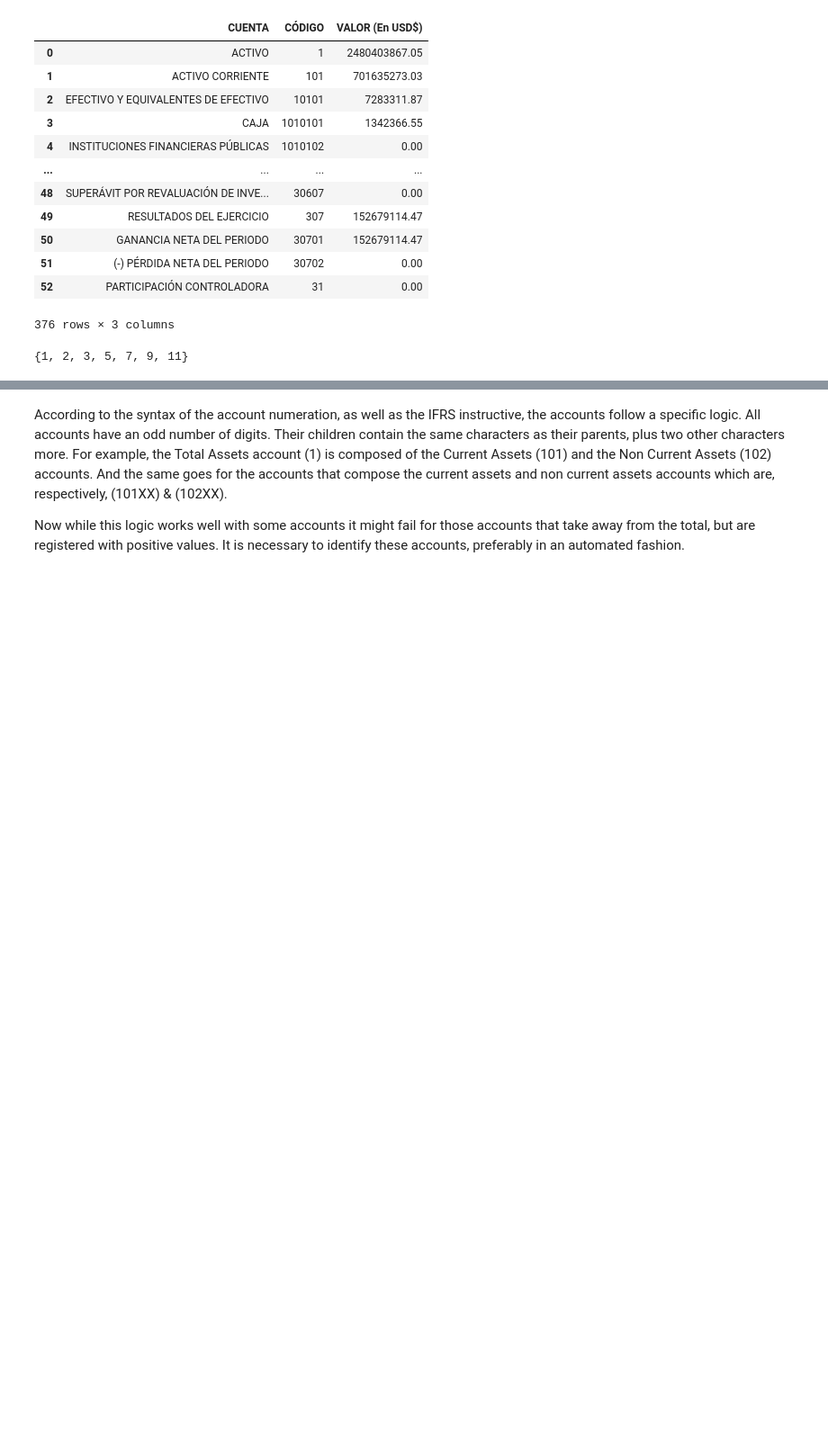
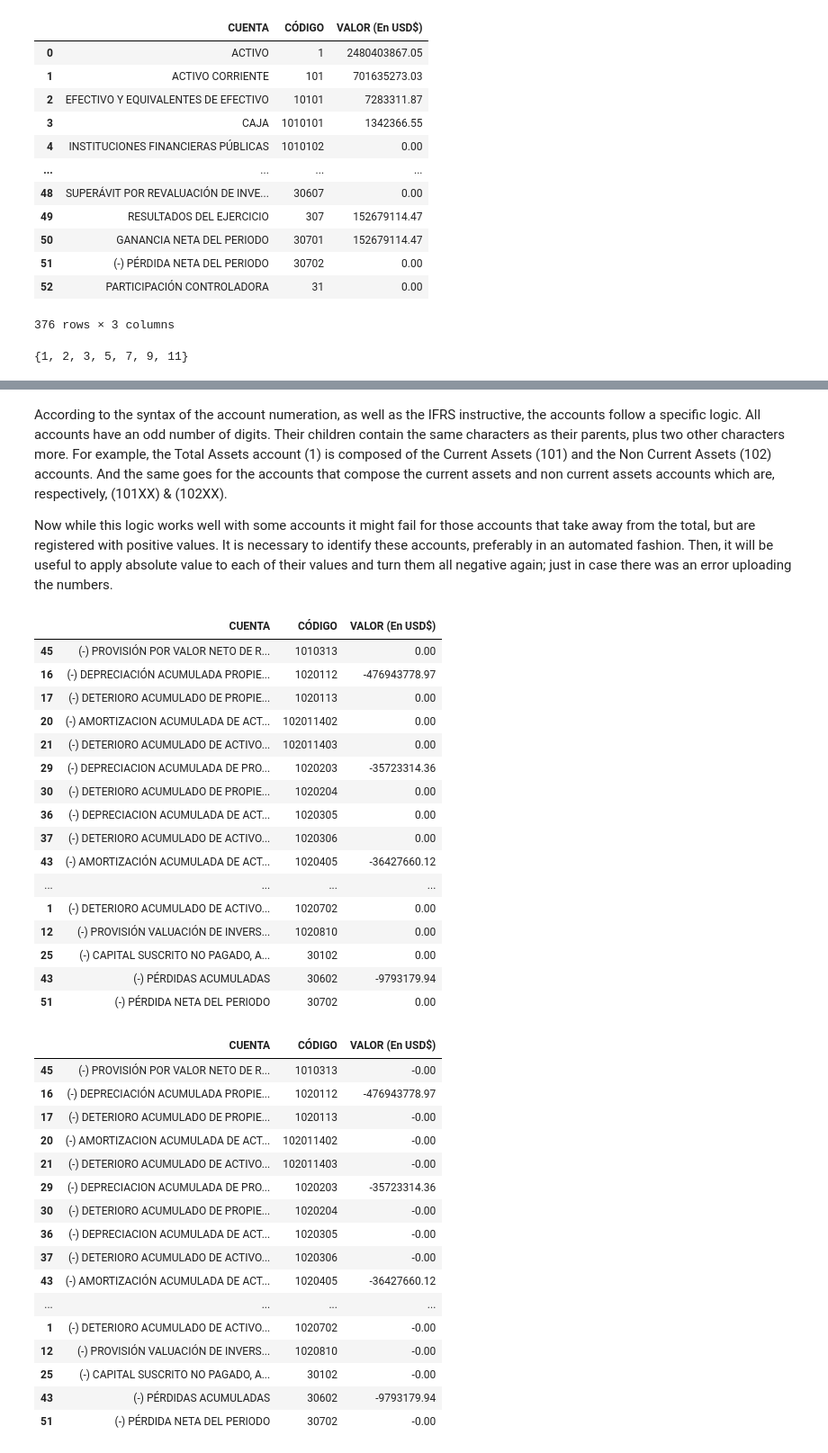
Before and after one commit to EdwinDuranH/FinancialViz, a Jupyter notebook: Generalizer.ipynb, the cells around one changed output, grey strips where cells are left out. Shown at 90% size. Drawn from its saved outputs; the diff is of its cells as text; code cells hidden in the pictures; blank space fills up the shorter version.

```diff
--- a/Generalizer.ipynb
+++ b/Generalizer.ipynb
@@ -76,4 +76,47 @@ Is sum of children equal to parent?: True
 # %% [markdown]
 According to the syntax of the account numeration, as well as the IFRS instructive, the accounts follow a specific logic. All accounts have an odd number of digits. Their children contain the same characters as their parents, plus two other characters more. For example, the Total Assets account (1) is composed of the Current Assets (101) and the Non Current Assets (102) accounts. And the same goes for the accounts that compose the current assets and non current assets accounts which are, respectively, (101XX) & (102XX).
 
-Now while this logic works well with some accounts it might fail for those accounts that take away from the total, but are registered with positive values. It is necessary to identify these accounts, preferably in an automated fashion.
+Now while this logic works well with some accounts it might fail for those accounts that take away from the total, but are registered with positive values. It is necessary to identify these accounts, preferably in an automated fashion. Then, it will be useful to apply absolute value to each of their values and turn them all negative again; just in case there was an error uploading the numbers.
+# %%
+display(fav[fav["CUENTA"].str.contains("\(-\)")])
+#Negative value function
+def negate(df):
+    p = -abs(df[df["CUENTA"].str.contains(r"\(-\)")]["VALOR (En USD$)"])
+    df.loc[df["CUENTA"].str.contains(r"\(-\)"),"VALOR (En USD$)"] = p
+negate(fav)
+fav[fav["CUENTA"].str.contains("\(-\)")]
+# %% [output]
+|  | CUENTA | CÓDIGO | VALOR (En USD$) |
+| 45 | (-) PROVISIÓN POR VALOR NETO DE R... | 1010313 | 0.00 |
+| 16 | (-) DEPRECIACIÓN ACUMULADA PROPIE... | 1020112 | -476943778.97 |
+| 17 | (-) DETERIORO ACUMULADO DE PROPIE... | 1020113 | 0.00 |
+| 20 | (-) AMORTIZACION ACUMULADA DE ACT... | 102011402 | 0.00 |
+| 21 | (-) DETERIORO ACUMULADO DE ACTIVO... | 102011403 | 0.00 |
+| 29 | (-) DEPRECIACION ACUMULADA DE PRO... | 1020203 | -35723314.36 |
+| 30 | (-) DETERIORO ACUMULADO DE PROPIE... | 1020204 | 0.00 |
+| 36 | (-) DEPRECIACION ACUMULADA DE ACT... | 1020305 | 0.00 |
+| 37 | (-) DETERIORO ACUMULADO DE ACTIVO... | 1020306 | 0.00 |
+| 43 | (-) AMORTIZACIÓN ACUMULADA DE ACT... | 1020405 | -36427660.12 |
+| ... | ... | ... | ... |
+| 1 | (-) DETERIORO ACUMULADO DE ACTIVO... | 1020702 | 0.00 |
+| 12 | (-) PROVISIÓN VALUACIÓN DE INVERS... | 1020810 | 0.00 |
+| 25 | (-) CAPITAL SUSCRITO NO PAGADO, A... | 30102 | 0.00 |
+| 43 | (-) PÉRDIDAS ACUMULADAS | 30602 | -9793179.94 |
+| 51 | (-) PÉRDIDA NETA DEL PERIODO | 30702 | 0.00 |
+|  | CUENTA | CÓDIGO | VALOR (En USD$) |
+| 45 | (-) PROVISIÓN POR VALOR NETO DE R... | 1010313 | -0.00 |
+| 16 | (-) DEPRECIACIÓN ACUMULADA PROPIE... | 1020112 | -476943778.97 |
+| 17 | (-) DETERIORO ACUMULADO DE PROPIE... | 1020113 | -0.00 |
+| 20 | (-) AMORTIZACION ACUMULADA DE ACT... | 102011402 | -0.00 |
+| 21 | (-) DETERIORO ACUMULADO DE ACTIVO... | 102011403 | -0.00 |
+| 29 | (-) DEPRECIACION ACUMULADA DE PRO... | 1020203 | -35723314.36 |
+| 30 | (-) DETERIORO ACUMULADO DE PROPIE... | 1020204 | -0.00 |
+| 36 | (-) DEPRECIACION ACUMULADA DE ACT... | 1020305 | -0.00 |
+| 37 | (-) DETERIORO ACUMULADO DE ACTIVO... | 1020306 | -0.00 |
+| 43 | (-) AMORTIZACIÓN ACUMULADA DE ACT... | 1020405 | -36427660.12 |
+| ... | ... | ... | ... |
+| 1 | (-) DETERIORO ACUMULADO DE ACTIVO... | 1020702 | -0.00 |
+| 12 | (-) PROVISIÓN VALUACIÓN DE INVERS... | 1020810 | -0.00 |
+| 25 | (-) CAPITAL SUSCRITO NO PAGADO, A... | 30102 | -0.00 |
+| 43 | (-) PÉRDIDAS ACUMULADAS | 30602 | -9793179.94 |
+| 51 | (-) PÉRDIDA NETA DEL PERIODO | 30702 | -0.00 |
```
Also changed, not shown: parts of 13 cells of this notebook.
